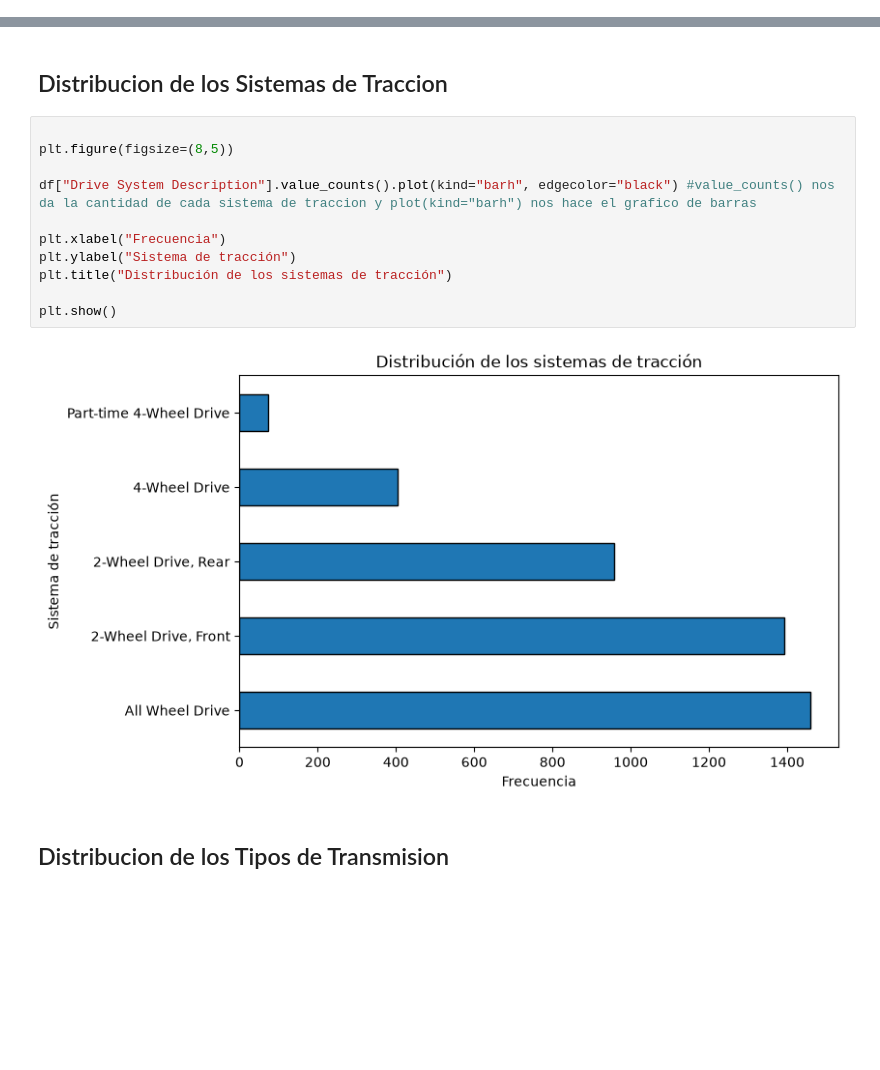
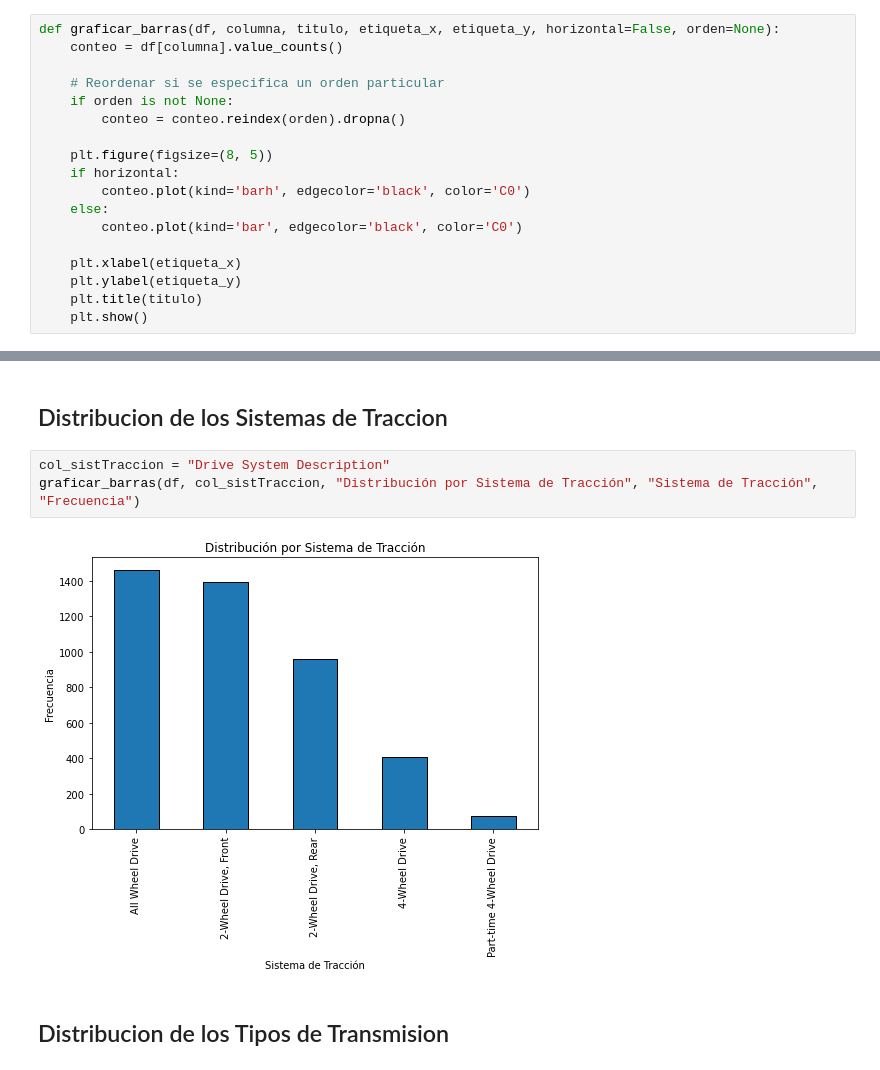
Before and after one commit to abiordorica13/TPEFUNDAMENTOS, a Jupyter notebook: Untitled-1.ipynb, the cells around one changed output, grey strips where cells are left out. Drawn from its saved outputs; the diff is of its cells as text; blank space fills up the shorter version.

Commit message:
Realice la modularizacion para las distribuiciones de cada variable

```diff
--- a/Untitled-1.ipynb
+++ b/Untitled-1.ipynb
@@ -34,3 +51,21 @@ import matplotlib.pyplot as plt
+# %%
+def graficar_barras(df, columna, titulo, etiqueta_x, etiqueta_y, horizontal=False, orden=None):
+    conteo = df[columna].value_counts()
+
+    # Reordenar si se especifica un orden particular
+    if orden is not None:
+        conteo = conteo.reindex(orden).dropna()
+
+    plt.figure(figsize=(8, 5))
+    if horizontal:
+        conteo.plot(kind='barh', edgecolor='black', color='C0')
+    else:
+        conteo.plot(kind='bar', edgecolor='black', color='C0')
+
+    plt.xlabel(etiqueta_x)
+    plt.ylabel(etiqueta_y)
+    plt.title(titulo)
+    plt.show()
 # %%
 df = pd.read_excel("25-testcar-2026-01-21.xlsx")
 df.head()#Asi vemos que el archivo se cargo correctamente
@@ -197,18 +188,10 @@ plt.show()
 # %% [markdown]
 ## Distribucion de los Sistemas de Traccion
 # %%
-
-plt.figure(figsize=(8,5))
-
-df["Drive System Description"].value_counts().plot(kind="barh", edgecolor="black") #value_counts() nos da la cantidad de cada sistema de traccion y plot(kind="barh") nos hace el grafico de barras
-
-plt.xlabel("Frecuencia")
-plt.ylabel("Sistema de tracción")
-plt.title("Distribución de los sistemas de tracción")
-
-plt.show()
+col_sistTraccion = "Drive System Description"
+graficar_barras(df, col_sistTraccion, "Distribución por Sistema de Tracción", "Sistema de Tracción", "Frecuencia")
 # %% [output]
-[figure, old version]
+[figure, new version]
 # %% [markdown]
 ## Distribucion de los Tipos de Transmision
 # %%
```
Also changed, not shown: parts of 20 cells of this notebook.
